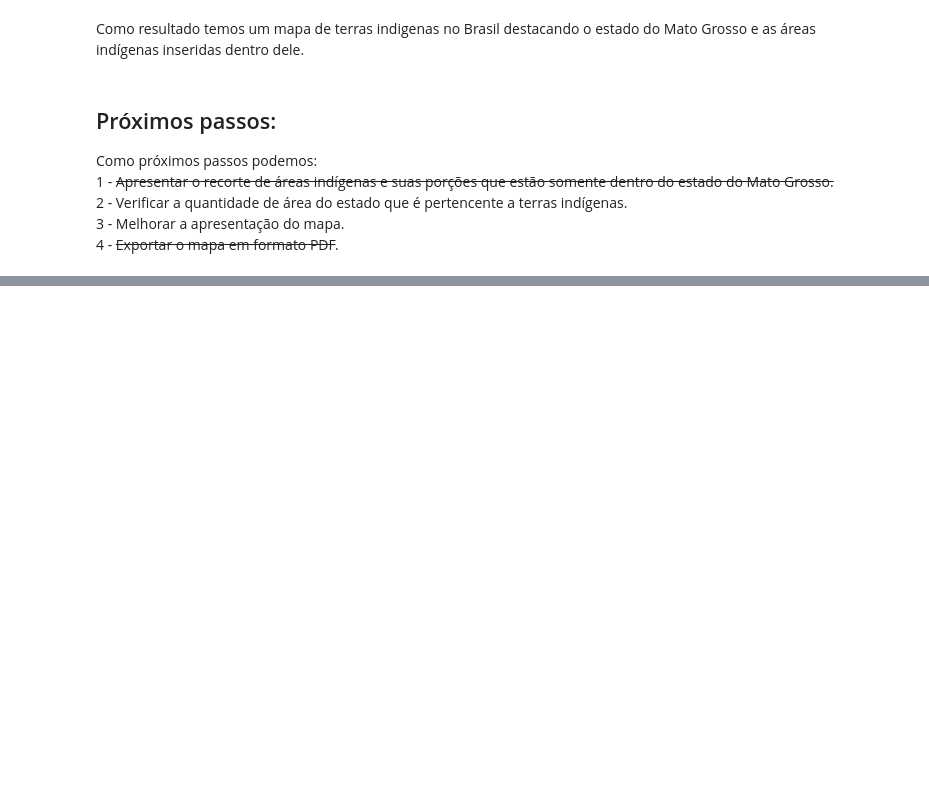
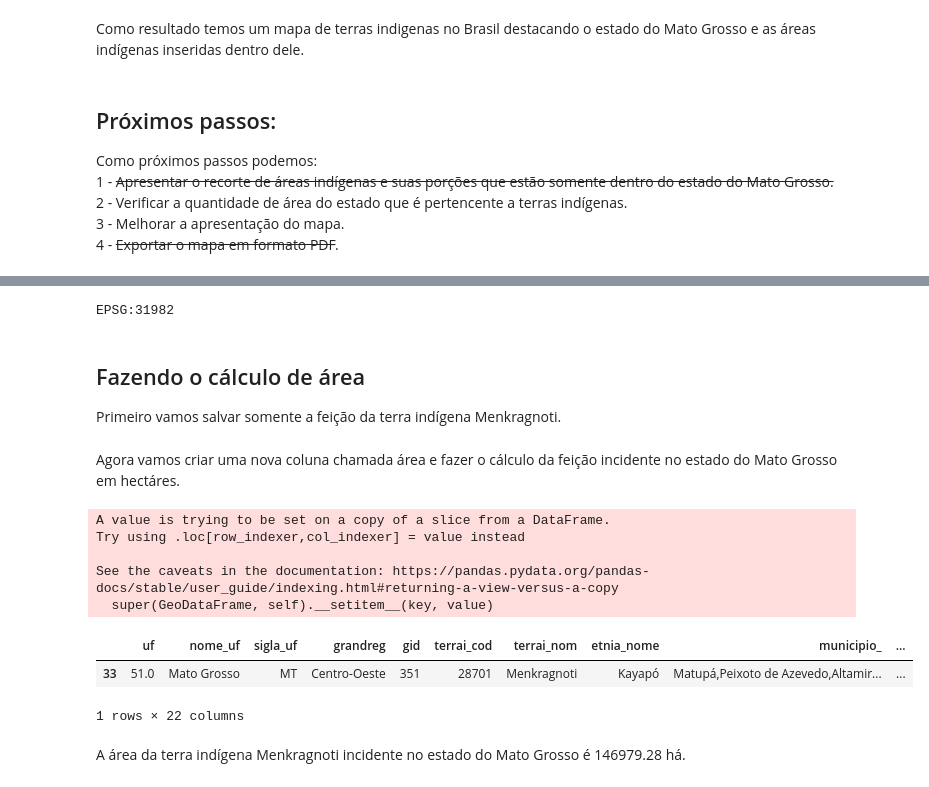
Before and after one commit to ton-santana/Analise_e_exploracao_de_dados_geoespaciais, a Jupyter notebook: terras_indigenas_mt.ipynb, the cells around one changed output, grey strips where cells are left out. Cells and saved outputs as stored; diff of their text form; code cells hidden in the pictures; blank space fills up the shorter version.

Commit message:
Cálculo de área de terra indígena.
Realizando cálculo de área da terra indígena Menkragnoti inserida no estado do Mato Grosso.

```diff
--- a/terras_indigenas_mt.ipynb
+++ b/terras_indigenas_mt.ipynb
@@ -227,0 +240,33 @@ Como próximos passos podemos:<br>
+# %%
+# Transformando o CRS do shapefile de terras_no_mt.
+terras_no_mt_utm = terras_no_mt.to_crs("EPSG:31982")
+
+# Conferindo a transformação
+print(terras_no_mt_utm.crs)
+# %% [output]
+EPSG:31982
+# %% [markdown]
+## Fazendo o cálculo de área
+
+Primeiro vamos salvar somente a feição da terra indígena Menkragnoti.
+# %%
+menkragnoti_area_ha = terras_no_mt_utm[terras_no_mt_utm["terrai_cod"] == 28701]
+# %% [markdown]
+Agora vamos criar uma nova coluna chamada área e fazer o cálculo da feição incidente no estado do Mato Grosso em hectáres.
+# %%
+menkragnoti_area_ha["area"] = round(menkragnoti_area_ha["geometry"].area / 10000, 2)
+# %% [output]
+A value is trying to be set on a copy of a slice from a DataFrame.
+Try using .loc[row_indexer,col_indexer] = value instead
+
+See the caveats in the documentation: https://pandas.pydata.org/pandas-docs/stable/user_guide/indexing.html#returning-a-view-versus-a-copy
+  super(GeoDataFrame, self).__setitem__(key, value)
+# %%
+# Apresentando o dataFrame com o resultado.
+menkragnoti_area_ha
+# %% [output]
+|  | uf | nome_uf | sigla_uf | grandreg | gid | terrai_cod | terrai_nom | etnia_nome | municipio_ | ... |
+| 33 | 51.0 | Mato Grosso | MT | Centro-Oeste | 351 | 28701 | Menkragnoti | Kayapó | Matupá,Peixoto de Azevedo,Altamir... | ... |
+1 rows × 22 columns
+# %% [markdown]
+A área da terra indígena Menkragnoti incidente no estado do Mato Grosso é 146979.28 há.
```
Also changed, not shown: parts of 4 cells of this notebook, 6 other files.
